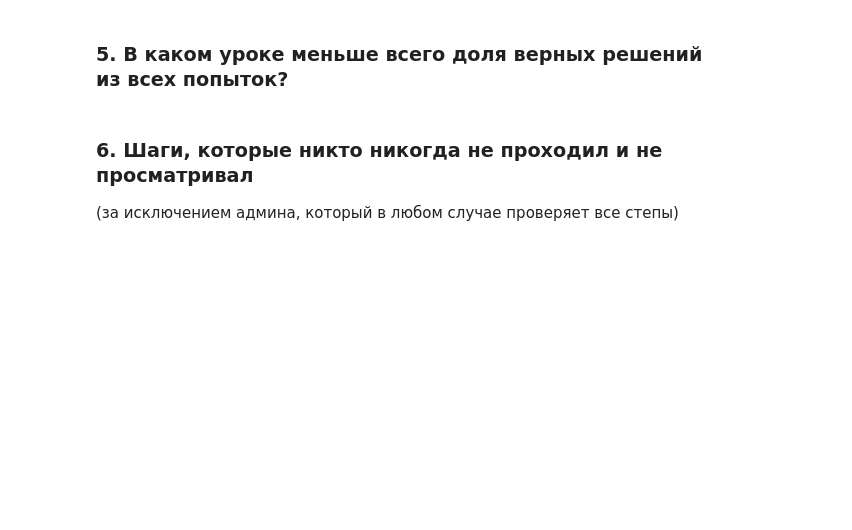
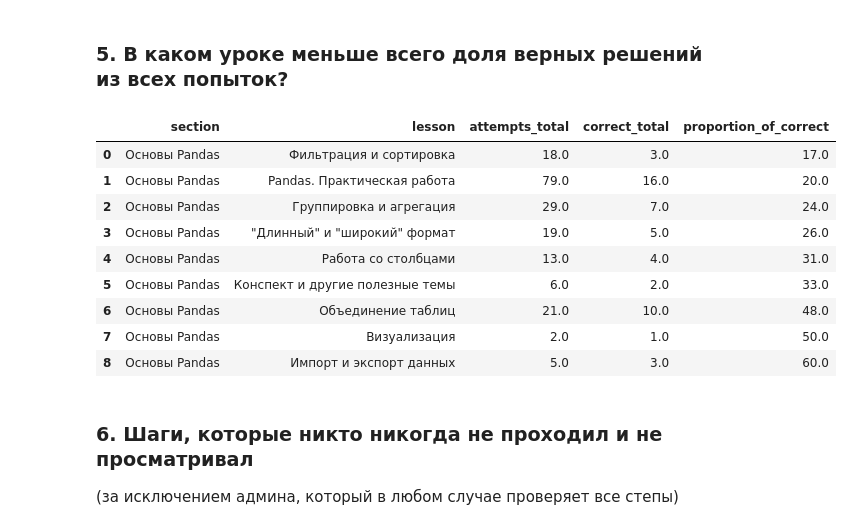
Before and after one commit to yakushov1/database_for_lms, a Jupyter notebook: notebooks/analytics.ipynb, the cells around one changed output. Drawn from its saved outputs; the diff is of its cells as text; code cells hidden in the pictures; blank space fills up the shorter version.

```diff
--- a/notebooks/analytics.ipynb
+++ b/notebooks/analytics.ipynb
@@ -93,18 +133,32 @@ result_4
 # %% [markdown]
 ### 5. В каком уроке меньше всего доля верных решений из всех попыток?
 # %%
-query_5 = """SELECT sections.title as section, lessons.title as lesson, SUM(solutions.attempts_count) as attempts_total, SUM(solutions.is_correct) as correct_total, ROUND(SUM(solutions.is_correct) / SUM(solutions.attempts_count) * 100, 0) as proportion_of_correct
+query_5 = """SELECT sections.title as section, lessons.title as lesson,
+SUM(solutions.attempts_count) as attempts_total,
+SUM(solutions.is_correct) as correct_total,
+ROUND(SUM(solutions.is_correct) / SUM(solutions.attempts_count) * 100, 0) as proportion_of_correct
 FROM steps
 LEFT JOIN solutions ON steps.id = solutions.step_id
 LEFT JOIN lessons on steps.lesson_id = lessons.id
 LEFT JOIN sections ON lessons.section_id = sections.id
 WHERE steps.category_id != 1
 GROUP BY lesson
 ORDER BY proportion_of_correct -- пропорция верно решенных заданий"""
 
 
 result_5 = get_query(query_5)
 result_5
+# %% [output]
+|  | section | lesson | attempts_total | correct_total | proportion_of_correct |
+| 0 | Основы Pandas | Фильтрация и сортировка | 18.0 | 3.0 | 17.0 |
+| 1 | Основы Pandas | Pandas. Практическая работа | 79.0 | 16.0 | 20.0 |
+| 2 | Основы Pandas | Группировка и агрегация | 29.0 | 7.0 | 24.0 |
+| 3 | Основы Pandas | "Длинный" и "широкий" формат | 19.0 | 5.0 | 26.0 |
+| 4 | Основы Pandas | Работа со столбцами | 13.0 | 4.0 | 31.0 |
+| 5 | Основы Pandas | Конспект и другие полезные темы | 6.0 | 2.0 | 33.0 |
+| 6 | Основы Pandas | Объединение таблиц | 21.0 | 10.0 | 48.0 |
+| 7 | Основы Pandas | Визуализация | 2.0 | 1.0 | 50.0 |
+| 8 | Основы Pandas | Импорт и экспорт данных | 5.0 | 3.0 | 60.0 |
 # %% [markdown]
 ### 6. Шаги, которые никто никогда не проходил и не просматривал
 (за исключением админа, который в любом случае проверяет все степы)
```
Also changed, not shown: parts of 9 cells of this notebook.
